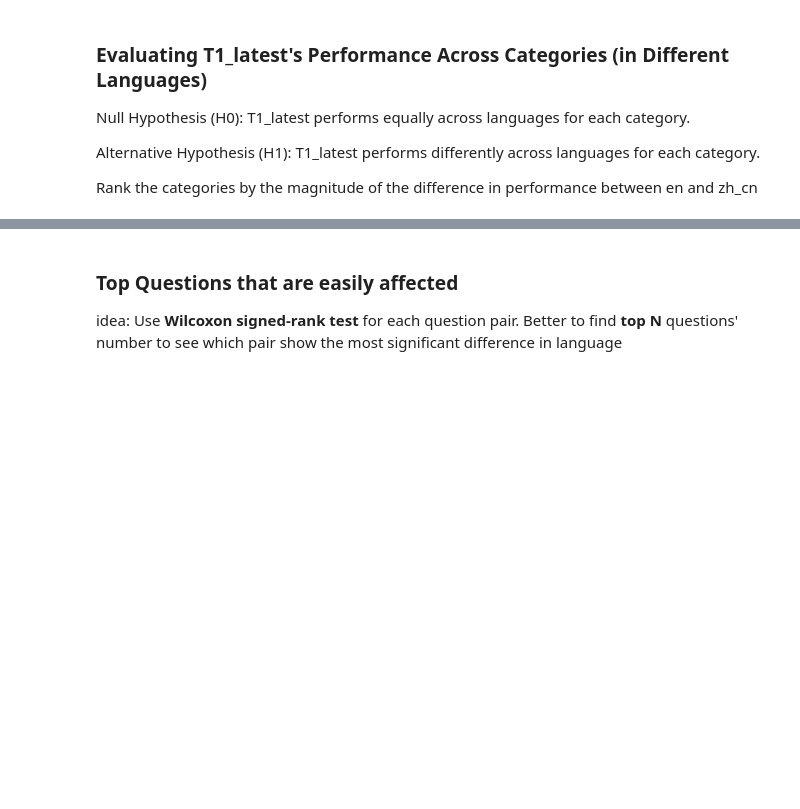
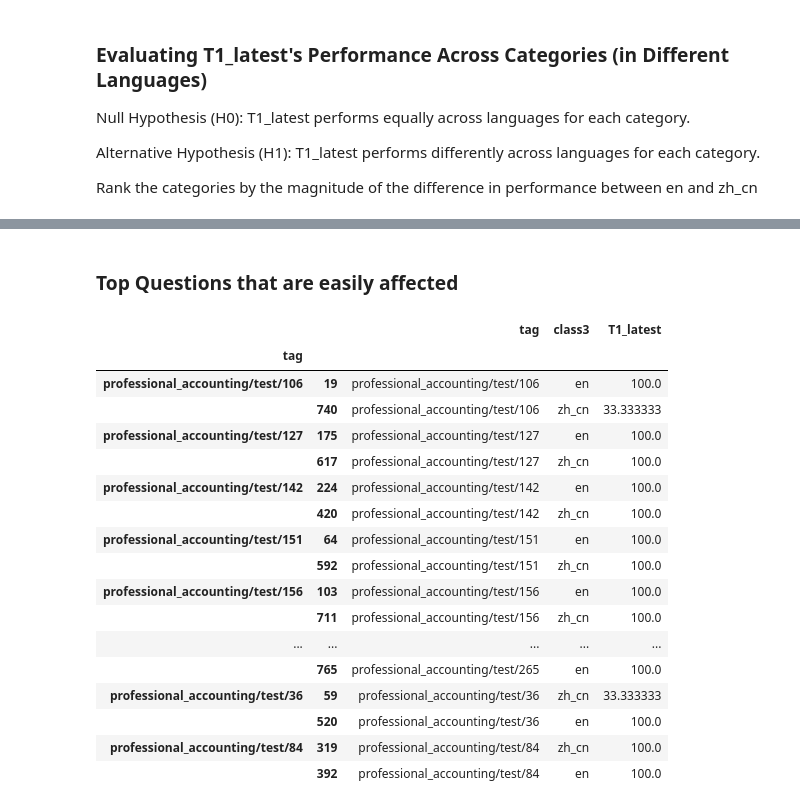
Before and after one commit to Ziheng299/CrossLingual-Benchmark-Eval, a Jupyter notebook: result_analysis.ipynb, the cells around one changed output, grey strips where cells are left out. Drawn from its saved outputs; the diff is of its cells as text; code cells hidden in the pictures; blank space fills up the shorter version.

```diff
--- a/result_analysis.ipynb
+++ b/result_analysis.ipynb
@@ -423,6 +608,29 @@ Rank the categories by the magnitude of the difference in performance between en
 # %% [markdown]
 ### Top Questions that are easily affected
-idea: Use **Wilcoxon signed-rank test** for each question pair. Better to find **top N** questions' number to see which pair show the most significant difference in language
+# %%
+global_facts_questions = MMLU_df_final[MMLU_df_final['category'] == 'professional_accounting/test']
+
+grouped_data = global_facts_questions[['tag','class3', 'T1_latest']].groupby('tag').apply(lambda x: x)
+grouped_data
+# %% [output]
+|  |  | tag | class3 | T1_latest |
+| tag |  |  |  |  |
+| professional_accounting/test/106 | 19 | professional_accounting/test/106 | en | 100.0 |
+|  | 740 | professional_accounting/test/106 | zh_cn | 33.333333 |
+| professional_accounting/test/127 | 175 | professional_accounting/test/127 | en | 100.0 |
+|  | 617 | professional_accounting/test/127 | zh_cn | 100.0 |
+| professional_accounting/test/142 | 224 | professional_accounting/test/142 | en | 100.0 |
+|  | 420 | professional_accounting/test/142 | zh_cn | 100.0 |
+| professional_accounting/test/151 | 64 | professional_accounting/test/151 | en | 100.0 |
+|  | 592 | professional_accounting/test/151 | zh_cn | 100.0 |
+| professional_accounting/test/156 | 103 | professional_accounting/test/156 | en | 100.0 |
+|  | 711 | professional_accounting/test/156 | zh_cn | 100.0 |
+| ... | ... | ... | ... | ... |
+|  | 765 | professional_accounting/test/265 | en | 100.0 |
+| professional_accounting/test/36 | 59 | professional_accounting/test/36 | zh_cn | 33.333333 |
+|  | 520 | professional_accounting/test/36 | en | 100.0 |
+| professional_accounting/test/84 | 319 | professional_accounting/test/84 | zh_cn | 100.0 |
+|  | 392 | professional_accounting/test/84 | en | 100.0 |
 # %% [markdown]
 ### Comparing T1_latest’s Performance in Each Category Across Languages
 
```
Also changed, not shown: parts of 11 cells of this notebook, 2 other files.
